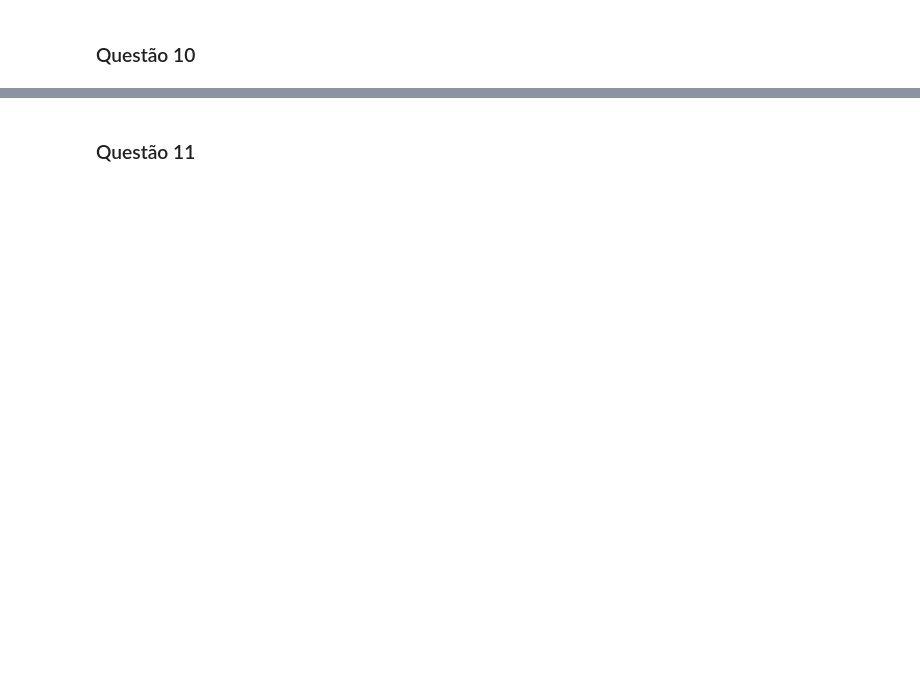
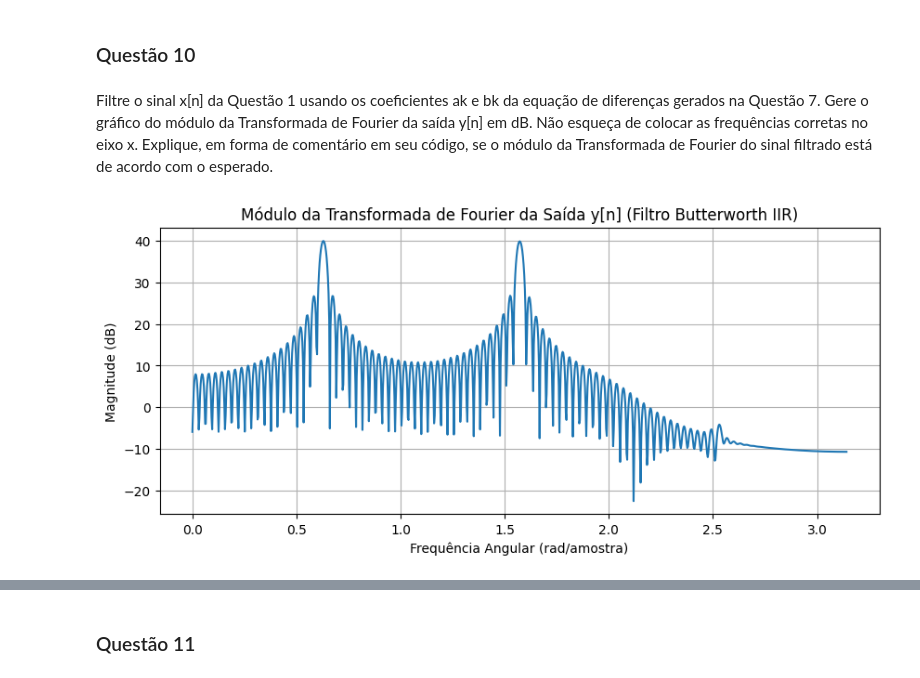
Before and after one commit to Miguel-Edson/Processamento_Digital_de_Sinais, a Jupyter notebook: Miguel_Edson_Ramos_Lima.ipynb, the cells around one changed output, grey strips where cells are left out. Saved outputs shown, nothing was run; the diff lists cells and outputs as text; code cells hidden in the pictures; blank space fills up the shorter version.

```diff
--- a/Miguel_Edson_Ramos_Lima.ipynb
+++ b/Miguel_Edson_Ramos_Lima.ipynb
@@ -395,2 +398,5 @@ plt.show()
 # %% [markdown]
 ### Questão 10
+# %% [markdown]
+Filtre o sinal x[n] da Questão 1 usando os coeficientes ak e bk da equação de diferenças gerados na Questão 7. Gere o gráfico do módulo da Transformada de Fourier da saída y[n] em dB. Não esqueça de colocar as frequências corretas no eixo x. Explique, em forma
+de comentário em seu código, se o módulo da Transformada de Fourier do sinal filtrado está de acordo com o esperado.
@@ -396,0 +407,23 @@ plt.show()
+# %%
+# Filtragem
+y = lfilter(b, a, x)
+
+# Trasformada de Fourier do sinal de saída
+Nfft = 2048
+Y = np.fft.fft(y, Nfft)
+w = np.linspace(0, np.pi, Nfft//2)
+
+# módulo em dB
+YdB = 20*np.log10(np.abs(Y[:Nfft//2]))
+# %%
+#  Plotagem do gráfico
+
+plt.figure(figsize=(10,4))
+plt.plot(w, YdB)
+plt.title("Módulo da Transformada de Fourier da Saída y[n] (Filtro Butterworth IIR)")
+plt.xlabel("Frequência Angular (rad/amostra)")
+plt.ylabel("Magnitude (dB)")
+plt.grid(True)
+plt.show()
+# %% [output]
+[figure, added]
```
Also changed, not shown: parts of 9 cells of this notebook.
